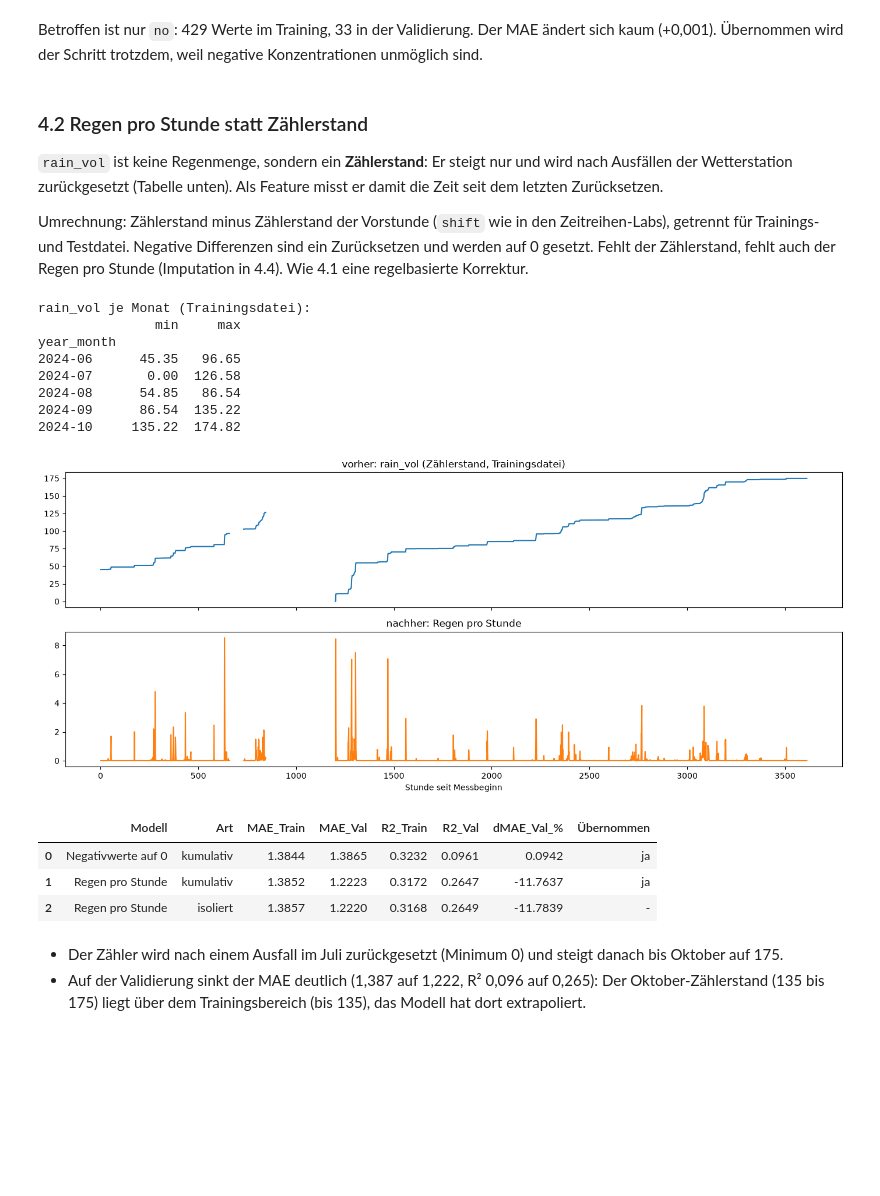
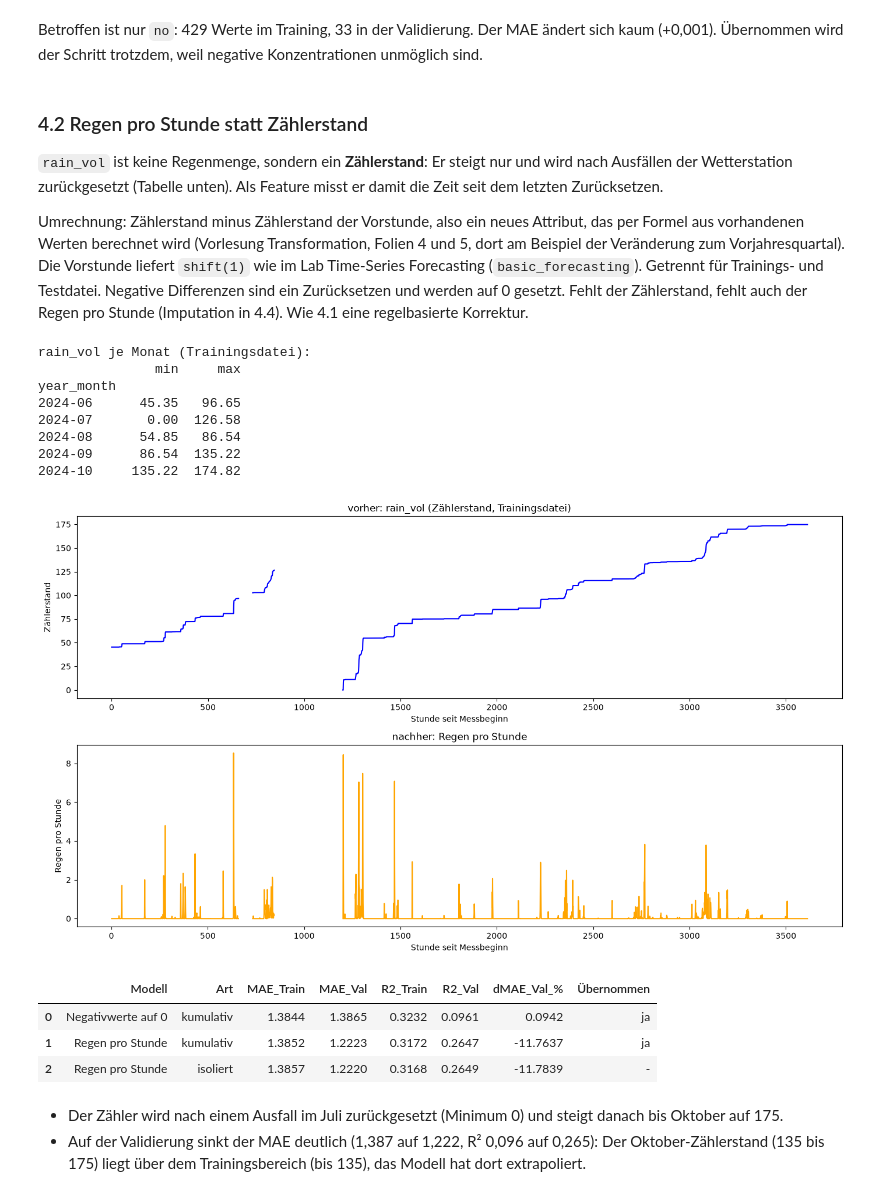
Before and after one commit to kevinvuong04/data-science-26-27, a Jupyter notebook: src/Notebooks/Aufgabe_2_Data_Preparation.ipynb, the cells around one changed output. Drawn from its saved outputs; the diff is of its cells as text; code cells hidden in the pictures; blank space fills up the shorter version.

```diff
--- a/src/Notebooks/Aufgabe_2_Data_Preparation.ipynb
+++ b/src/Notebooks/Aufgabe_2_Data_Preparation.ipynb
@@ -263,7 +303,7 @@ Betroffen ist nur `no`: 429 Werte im Training, 33 in der Validierung. Der MAE ä
 ### 4.2 Regen pro Stunde statt Zählerstand
 `rain_vol` ist keine Regenmenge, sondern ein **Zählerstand**: Er steigt nur und wird nach Ausfällen der Wetterstation zurückgesetzt (Tabelle unten). Als Feature misst er damit die Zeit seit dem letzten Zurücksetzen.
 
-Umrechnung: Zählerstand minus Zählerstand der Vorstunde (`shift` wie in den Zeitreihen-Labs), getrennt für Trainings- und Testdatei. Negative Differenzen sind ein Zurücksetzen und werden auf 0 gesetzt. Fehlt der Zählerstand, fehlt auch der Regen pro Stunde (Imputation in 4.4). Wie 4.1 eine regelbasierte Korrektur.
+Umrechnung: Zählerstand minus Zählerstand der Vorstunde, also ein neues Attribut, das per Formel aus vorhandenen Werten berechnet wird (Vorlesung Transformation, Folien 4 und 5, dort am Beispiel der Veränderung zum Vorjahresquartal). Die Vorstunde liefert `shift(1)` wie im Lab Time-Series Forecasting (`basic_forecasting`). Getrennt für Trainings- und Testdatei. Negative Differenzen sind ein Zurücksetzen und werden auf 0 gesetzt. Fehlt der Zählerstand, fehlt auch der Regen pro Stunde (Imputation in 4.4). Wie 4.1 eine regelbasierte Korrektur.
 # %%
 def rain_per_hour(raw):
     # Zählerstand minus Zählerstand der Vorstunde
@@ -283,37 +323,41 @@ def convert_rain(train_df, val_df, test_df):
         data["rain_per_hour"] = rain.loc[data.index]
         data.loc[data["rain_vol"].isnull(), "rain_per_hour"] = np.nan    # fehlt der Zählerstand, fehlt auch der Regen
         result.append(data.drop(columns=["rain_vol"]))
     return result[0], result[1], result[2]
 
 
 print("rain_vol je Monat (Trainingsdatei):")
 print(df.groupby("year_month")["rain_vol"].agg(["min", "max"]).round(2))
 
 data_new = run_step(convert_rain, cur)
 check_integrity(data_new)
 r_regen = evaluate("Regen pro Stunde", "kumulativ", "rain_vol (Zählerstand) durch rain_per_hour ersetzt", data_new)
 r_regen_iso = evaluate("Regen pro Stunde", "isoliert", "rain_vol (Zählerstand) durch rain_per_hour ersetzt", run_step(convert_rain, original))
 take_over(r_regen, data_new, "regelbasierte Korrektur, der Zählerstand ist keine Regenmenge")
 
-fig, axs = plt.subplots(2, 1, figsize=(14, 6), sharex=True)
-axs[0].plot(df["rain_vol"].values)
+# Liniendiagramme untereinander wie im Lab regression_forecasting (plt.subplots, axs[...].plot, set_title, set_xlabel)
+fig, axs = plt.subplots(2, 1, figsize=(14, 8))
+axs[0].plot(df.index, df["rain_vol"], color="blue")
 axs[0].set_title("vorher: rain_vol (Zählerstand, Trainingsdatei)")
-axs[1].plot(RAIN_TRAINFILE.values, color="tab:orange")
+axs[0].set_xlabel("Stunde seit Messbeginn")
+axs[0].set_ylabel("Zählerstand")
+axs[1].plot(df.index, RAIN_TRAINFILE, color="orange")
 axs[1].set_title("nachher: Regen pro Stunde")
 axs[1].set_xlabel("Stunde seit Messbeginn")
+axs[1].set_ylabel("Regen pro Stunde")
 plt.tight_layout()
 plt.show()
 show([r_negativ, r_regen, r_regen_iso])
 # %% [output]
 rain_vol je Monat (Trainingsdatei):
                min     max
 year_month
 2024-06      45.35   96.65
 2024-07       0.00  126.58
 2024-08      54.85   86.54
 2024-09      86.54  135.22
 2024-10     135.22  174.82
-[figure, old version]
+[figure, new version]
 |  | Modell | Art | MAE_Train | MAE_Val | R2_Train | R2_Val | dMAE_Val_% | Übernommen |
 | 0 | Negativwerte auf 0 | kumulativ | 1.3844 | 1.3865 | 0.3232 | 0.0961 | 0.0942 | ja |
 | 1 | Regen pro Stunde | kumulativ | 1.3852 | 1.2223 | 0.3172 | 0.2647 | -11.7637 | ja |
```
Also changed, not shown: parts of 74 cells of this notebook, 5 other files.
